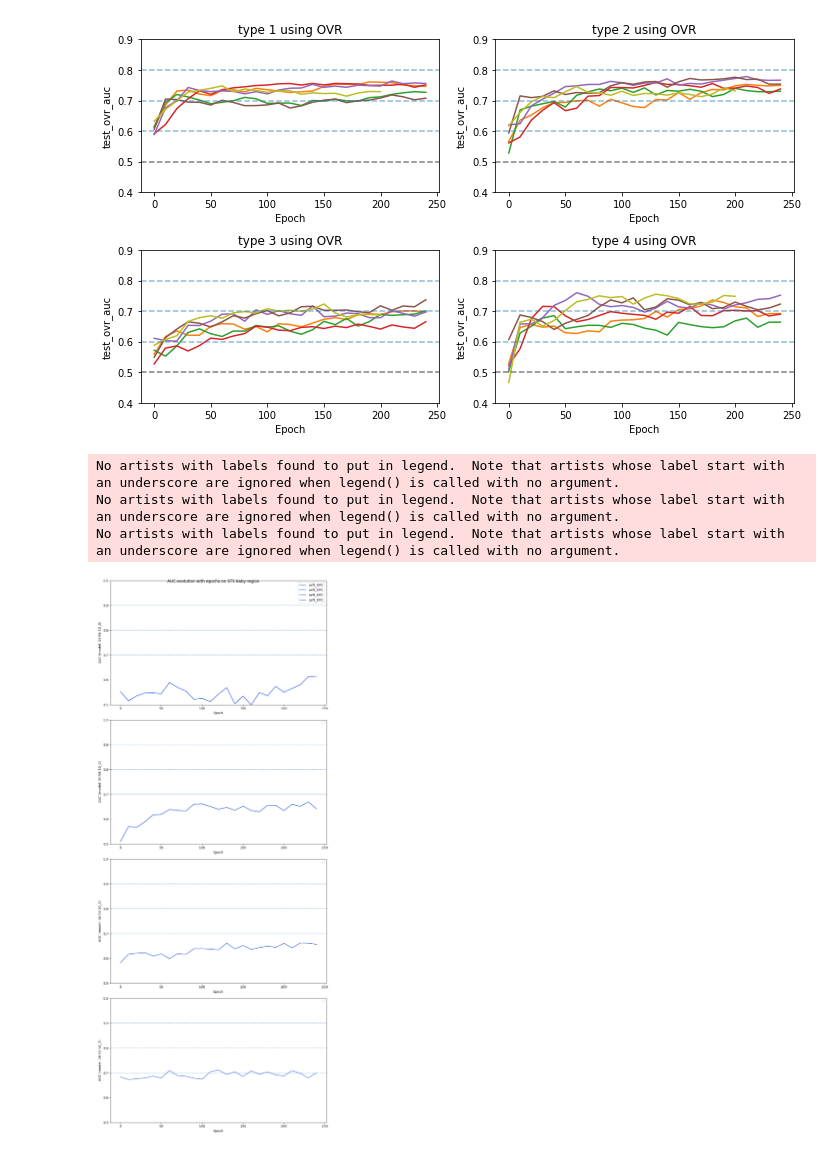
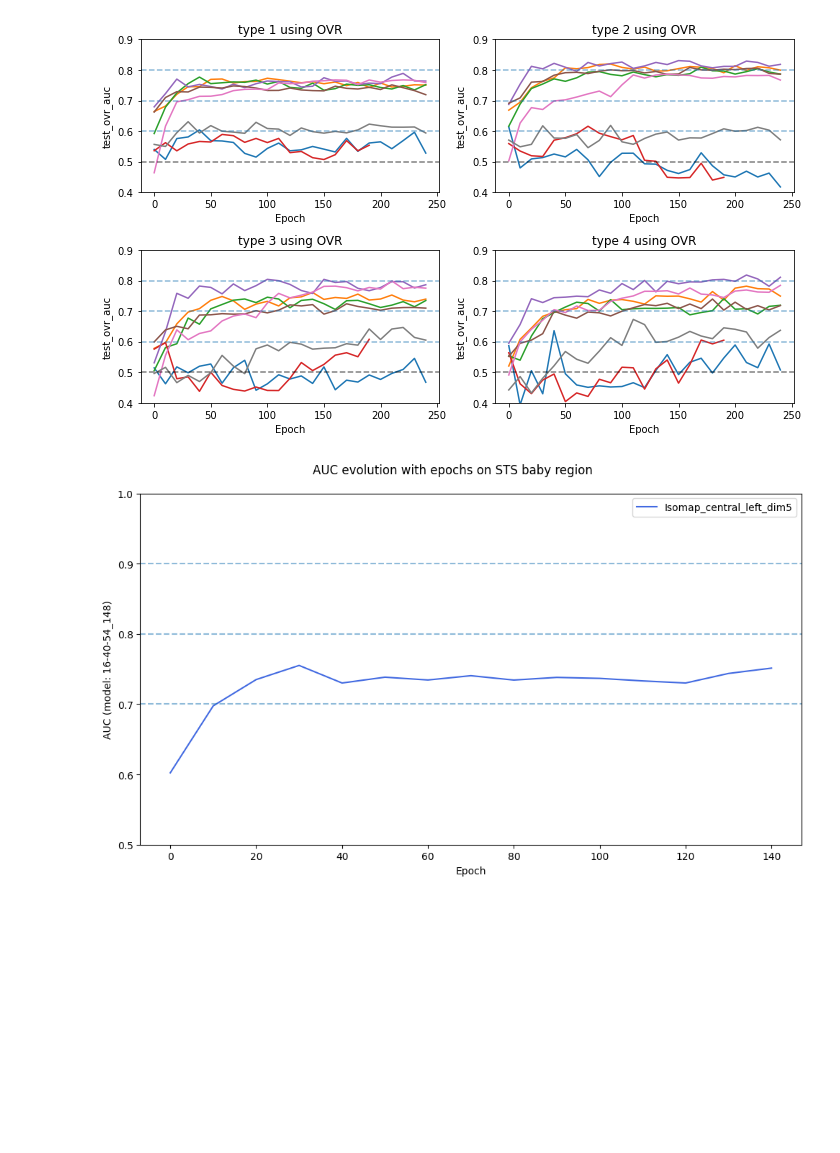
Before and after one commit to neurospin/champollion_V1, a Jupyter notebook: contrastive/notebooks/julien/perfs/auc_during_training.ipynb, the cells around one changed output. Saved outputs shown, nothing was run; the diff lists cells and outputs as text; code cells hidden in the pictures; blank space fills up the shorter version.

```diff
--- a/contrastive/notebooks/julien/perfs/auc_during_training.ipynb
+++ b/contrastive/notebooks/julien/perfs/auc_during_training.ipynb
@@ -5,7 +5,7 @@ import matplotlib.pyplot as plt
 import json
 # %%
 #sub_dir = '/volatile/jl277509/Runs/02_STS_babies/Program/Output/2024-02-26/'
-sub_dir = '/volatile/jl277509/Runs/02_STS_babies/Program/Output/orbital_2mm/'
+sub_dir = '/volatile/jl277509/Runs/02_STS_babies/Program/Output/ORBITAL_12-layer_k7/'
 # %%
 #models = ['17-16-30_112', '18-37-28_0', '18-37-28_1', '18-37-28_2', '18-37-28_3', '18-37-28_4']
 #models = ['14-35-49_163', '21-38-51_0', '21-38-51_1', '21-38-51_2', '21-38-51_3']
@@ -24,8 +24,14 @@ sub_dir = '/volatile/jl277509/Runs/02_STS_babies/Program/Output/orbital_2mm/'
 #models = [f'16-54-10_{k}' for k in range(4)] + [f'20-17-23_{k}' for k in range(2)]
 #models = [f'SimCLR_L{k}' for k in [10, 30, 50, 100, 256, 512]]
 #models = [f'BT_bs{i}_L{j}' for i in [16, 32, 64] for j in [128, 256, 512]]
-models = ['2mm_old_L256', '2mm_old_L512']
-epochs = [k for k in range(0, 250, 10)]
+#models = ['2mm_old_L256', '2mm_old_L512', '2mm_L256']
+models = os.listdir(sub_dir)
+models = [elem for elem in models if 'config' not in elem and 'multirun' not in elem]
+#models = [elem for elem in models if 'lambda1e-3' in elem]
+#models = [elem for elem in models if '12-layer' in elem]
+#models = ['BT_L128', 'BT_autocorrel']
+#models = [f'12-layer-ConvNet__30epochs_lr1e-4_{k}' for k in range(5)] + [f'12-layer-ConvNet__30epochs_lr4e-5_{k}' for k in range(5)]
+epochs = [k for k in range(0, 80, 10)]
 #models = ['random_all_keep_bottom_5']
 #epochs = [k for k in range(0, 250)]
 # %%
@@ -37,18 +43,32 @@ epochs = [k for k in range(0, 250, 10)]
 #sets = ['full', 'full', 'full', 'full', 'full', 'full', 'full', 'train_val', 'train_val']
 #sets = ['full' for k in range(9)]
 #colors = ['darkred', 'orangered', 'royalblue', 'deepskyblue', 'darkgreen', 'gold', 'yellowgreen', 'black', 'gray']
-plot_style='individual'
 
 # PCS
 #embeddings=['ACC_custom']
 #labels=['Right_PCS']
 #sets = ['test']
 #colors = ['royalblue']
-plot_style='unique'
 
 # OFC (troiani)
-embeddings=['troiani']
+embeddings=['troiani_custom']
 labels=['Left_OFC']
 sets=['test']
 colors=['royalblue']
-plot_style='unique'
+weighted='_weighted'
+
+"""
+# site effect
+embeddings=['Site_UKB_hcp']
+labels=['Site']
+sets=['test']
+colors=['royalblue']
+weighted=''
+
+# Isomap
+embeddings=['troiani' for k in range(1,7)]
+labels=[f'Isomap_central_left_dim{k}' for k in range(1,7)]
+sets=['test' for k in range(1,7)]
+colors=['b','r', 'k', 'c', 'g', 'y']
+weighted=''
+"""
@@ -58,7 +80,7 @@ plot_style='unique'
 fig, ax = plt.subplots(figsize=(10,6))
 
 for embedding, label, s in zip(embeddings, labels, sets):
-    metric, target = f'{s}_auc', f'{s}_values.json'
+    metric, target = f'{s}{weighted}_auc', f'{s}_values.json'
     selected_models_dirs = [root for root, dirs, files in os.walk(sub_dir, followlinks=True)
                                     if (target in files) & (root.endswith(label)) & (embedding in root) & ('best_model' not in root)]
     dict_perf = {model : [] for model in models}
@@ -79,9 +101,9 @@ for embedding, label, s in zip(embeddings, labels, sets):
         if model in dict_perf.keys():
             x, y = epochs, dict_perf[model]
             if i==0:
-                ax.plot(x[:len(y)], y, label=model)
+                ax.plot(x[:len(y)], y, label=model+': '+label)
             else:
-                ax.plot(x[:len(y)], y, label=model)
+                ax.plot(x[:len(y)], y, label=model+': '+label)
 
 ax.axline((0, 0.90), (1, 0.90), linestyle='--', alpha=0.5)
 ax.axline((0, 0.80), (1, 0.80), linestyle='--', alpha=0.5)
@@ -90,7 +112,7 @@ ax.set_xlabel('Epoch')
 ax.set_ylabel(metric)
 ax.legend()
 ax.set_ylim([0.5, 0.9])
-plt.suptitle(f'AUC evolution with epochs on OFC pattern (average using OVR)')
+plt.suptitle(f'AUC evolution with epochs on OFC pattern (weighted average OVR)')
 plt.tight_layout()
 plt.show()
 # %% [output]
@@ -142,7 +164,7 @@ for i, cl in enumerate(classes):
 plt.tight_layout()
 plt.show()
 # %% [output]
-[figure, old version]
+[figure, new version]
 # %%
 ### MODELS ON INDIVIDUAL PLOTS
 
@@ -157,7 +179,7 @@ for embedding, label, s, c in zip(embeddings, labels, sets, colors):
     for model in models:
         for epoch in epochs:
             for directory in selected_models_dirs:
-                if ('epoch'+str(epoch)+'_' in directory) and (model in directory):
+                if ('epoch'+str(epoch)+'_' in directory) and (model+'/' in directory):
                     with open(os.path.join(directory,target), 'r') as f:
                         perf = json.load(f)
                     if isinstance(perf[metric], float):
@@ -167,34 +189,31 @@ for embedding, label, s, c in zip(embeddings, labels, sets, colors):
                     dict_perf['epoch'].append(epoch)
                     dict_perf[model].append(value)
         for i, model in enumerate(models):
             if model in dict_perf.keys():
                 if len(models)==1:
                     ax=axs
                 else:
                     ax=axs[i]
                 x, y = epochs, dict_perf[model]
                 if i==0:
                     ax.plot(x[:len(y)], y, label=label, c=c)
                 else:
                     ax.plot(x[:len(y)], y, c=c)
 
 for i, model in enumerate(models):
     if len(models)==1:
         ax=axs
     else:
         ax=axs[i]
     ax.axline((0, 0.90), (1, 0.90), linestyle='--', alpha=0.5)
     ax.axline((0, 0.80), (1, 0.80), linestyle='--', alpha=0.5)
     ax.axline((0, 0.70), (1, 0.70), linestyle='--', alpha=0.5)
     ax.set_xlabel('Epoch')
     ax.set_ylabel(f'AUC (model: {model})')
     ax.legend()
     ax.set_ylim([0.5, 1])
 plt.suptitle(f'AUC evolution with epochs on STS baby region')
 plt.tight_layout()
 plt.show()
 # %% [output]
-No artists with labels found to put in legend.  Note that artists whose label start with an underscore are ignored when legend() is called with no argument.
-No artists with labels found to put in legend.  Note that artists whose label start with an underscore are ignored when legend() is called with no argument.
-No artists with labels found to put in legend.  Note that artists whose label start with an underscore are ignored when legend() is called with no argument.
-[figure, old version]
+[figure, new version]
```
Also changed, not shown: parts of 2 cells of this notebook, 23 other files.
